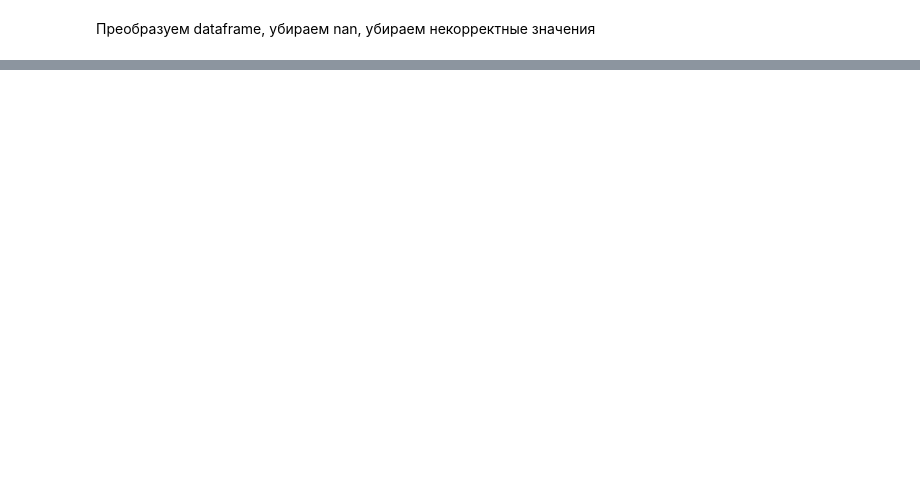
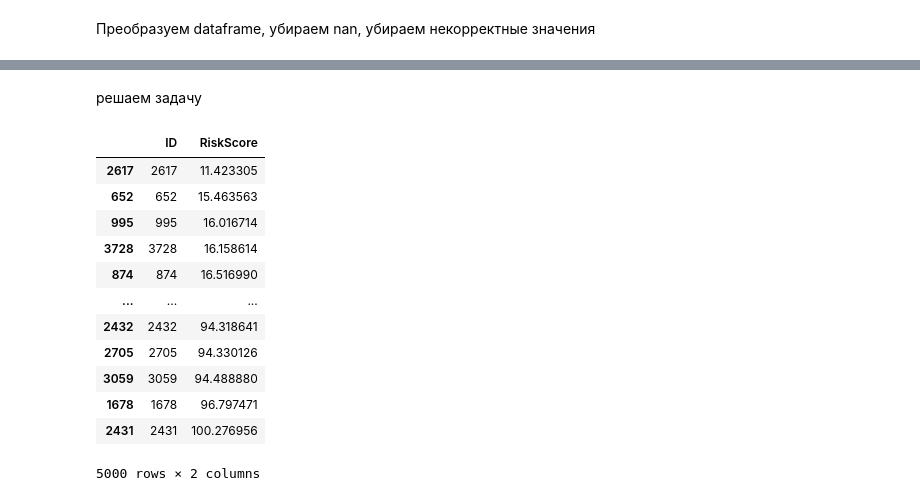
Before and after one commit to zggff/mai_ml, a Jupyter notebook: lab1.ipynb, the cells around one changed output, grey strips where cells are left out. Drawn from its saved outputs; the diff is of its cells as text; code cells hidden in the pictures; blank space fills up the shorter version.

```diff
--- a/lab1.ipynb
+++ b/lab1.ipynb
@@ -182,16 +129,0 @@ plt.show()
-# %%
-pipeline.fit(X_eng, y)
-path = "./out.csv"
-X_valid = pd.read_csv("./data/test.csv")
-X_valid = X_valid.drop(columns=["ID"])
-X_valid = preprocess(X_valid)
-
-y_valid = pipeline.predict(X_valid)
-res = pd.DataFrame()
-res["ID"] = np.arange(len(y_valid))
-res["RiskScore"] = y_valid
-res.set_index("ID", inplace=True)
-
-os.remove("./out.csv")
-res.to_csv("./out.csv")
-print("written")
@@ -197,0 +192,6 @@ print("written")
+# %%
+y_bins = pd.cut(y, bins=6, labels=False)
+X_train, X_test, y_train, y_test = train_test_split(X_eng, y, test_size=0.3, random_state=42, stratify=y_bins)
+
+X_train = pipe.fit_transform(X_train, y_train)
+X_val   = pipe.transform(X_test)
@@ -197,0 +266,39 @@ print("written")
+# %% [markdown]
+решаем задачу
+# %%
+X_full = X_eng.copy()
+X_out = pd.read_csv("./data/test.csv")
+X_out = X_out.drop(columns="ID")
+X_out = preprocess(X_out)
+
+pipe_final = pipe
+X_full = pipe_final.fit_transform(X_full, y)
+X_out = pipe_final.transform(X_out)
+
+lin = LinearRegression()
+lin.fit(X_full, y)
+
+rig = Ridge(alpha=best_alpha)
+rig.fit(X_full, y)
+
+lin_pred = lin.predict(X_out)
+rig_pred = rig.predict(X_out)
+mix_pred = best_w * lin_pred + (1.0 - best_w) * rig_pred
+
+sub = pd.DataFrame({"ID": np.arange(len(mix_pred)), "RiskScore": mix_pred})
+sub.to_csv("out.csv", index=False)
+sub.sort_values(by="RiskScore")
+# %% [output]
+|  | ID | RiskScore |
+| 2617 | 2617 | 11.423305 |
+| 652 | 652 | 15.463563 |
+| 995 | 995 | 16.016714 |
+| 3728 | 3728 | 16.158614 |
+| 874 | 874 | 16.516990 |
+| ... | ... | ... |
+| 2432 | 2432 | 94.318641 |
+| 2705 | 2705 | 94.330126 |
+| 3059 | 3059 | 94.488880 |
+| 1678 | 1678 | 96.797471 |
+| 2431 | 2431 | 100.276956 |
+5000 rows × 2 columns
```
Also changed, not shown: parts of 16 cells of this notebook, 1 other file.
